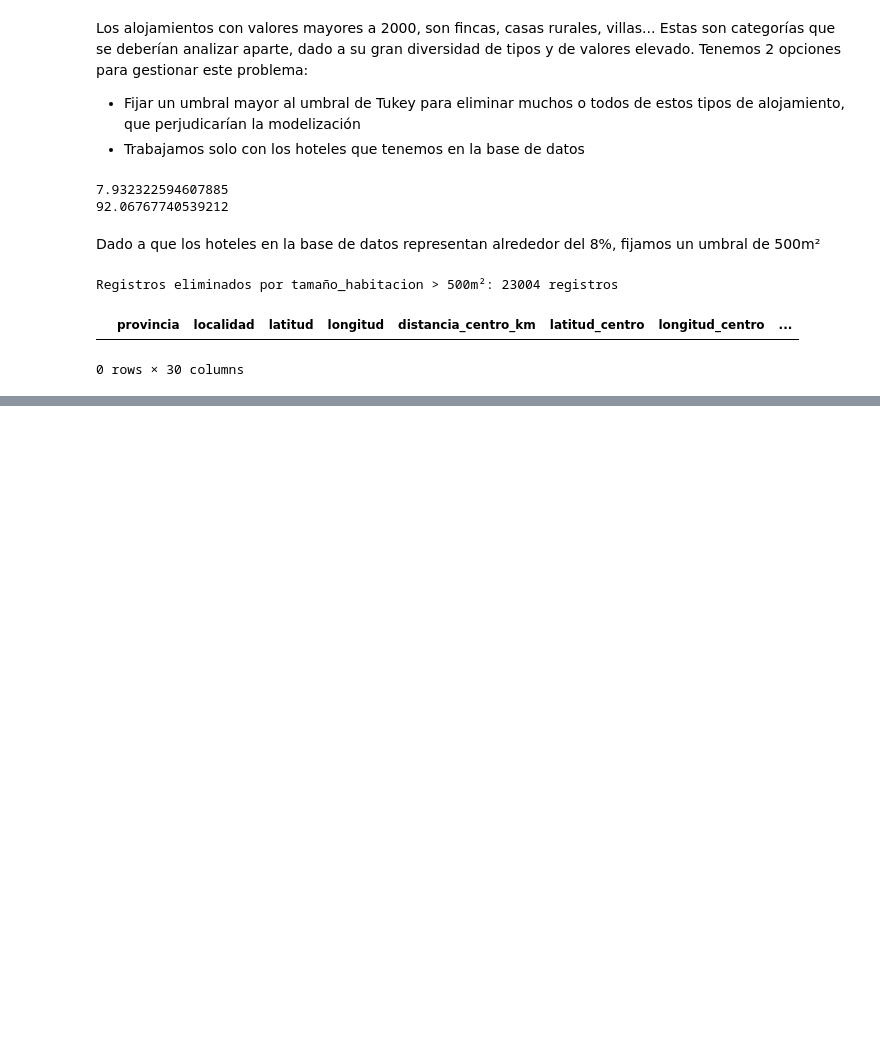
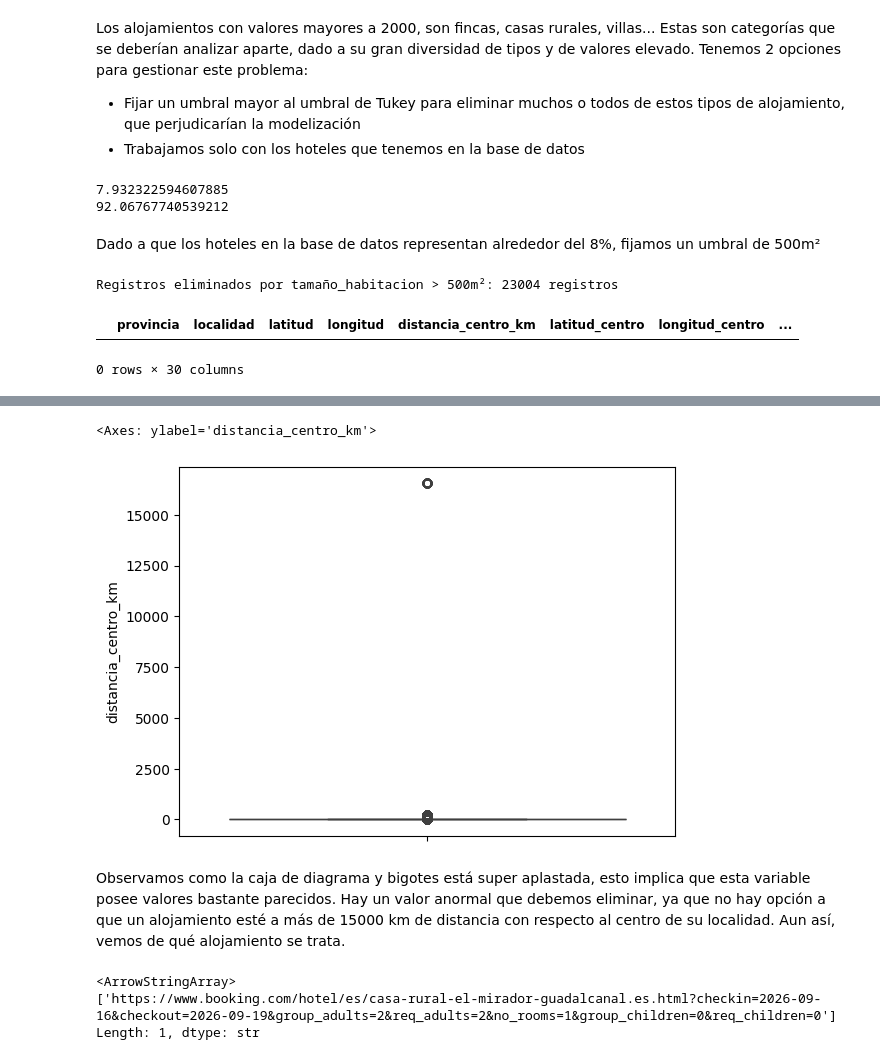
Before and after one commit to Marjimleo3/TFG, a Jupyter notebook: TFG_Chollos/Cleaning/Analizador.ipynb, the cells around one changed output, grey strips where cells are left out. Drawn from its saved outputs; the diff is of its cells as text; code cells hidden in the pictures; blank space fills up the shorter version.

```diff
--- a/TFG_Chollos/Cleaning/Analizador.ipynb
+++ b/TFG_Chollos/Cleaning/Analizador.ipynb
@@ -137,0 +133,13 @@ KeyboardInterrupt:
+# %%
+sns.boxplot(y='distancia_centro_km', data=df)
+# %% [output]
+<Axes: ylabel='distancia_centro_km'>
+[figure, added]
+# %% [markdown]
+Observamos como la caja de diagrama y bigotes está super aplastada, esto implica que esta variable posee valores bastante parecidos. Hay un valor anormal que debemos eliminar, ya que no hay opción a que un alojamiento esté a más de 15000 km de distancia con respecto al centro de su localidad. Aun así, vemos de qué alojamiento se trata.
+# %%
+df[df['distancia_centro_km']>5000].url_estancia.unique()
+# %% [output]
+<ArrowStringArray>
+['https://www.booking.com/hotel/es/casa-rural-el-mirador-guadalcanal.es.html?checkin=2026-09-16&checkout=2026-09-19&group_adults=2&req_adults=2&no_rooms=1&group_children=0&req_children=0']
+Length: 1, dtype: str
```
Also changed, not shown: parts of 10 cells of this notebook, 4 other files.
